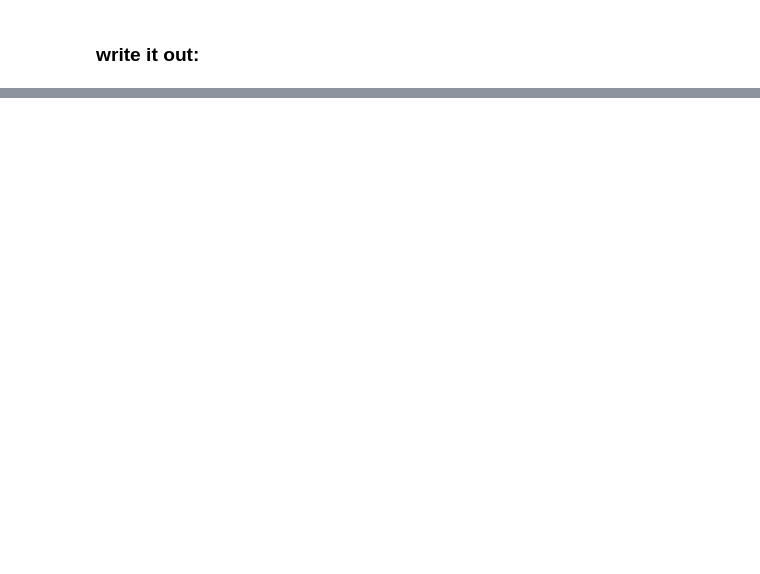
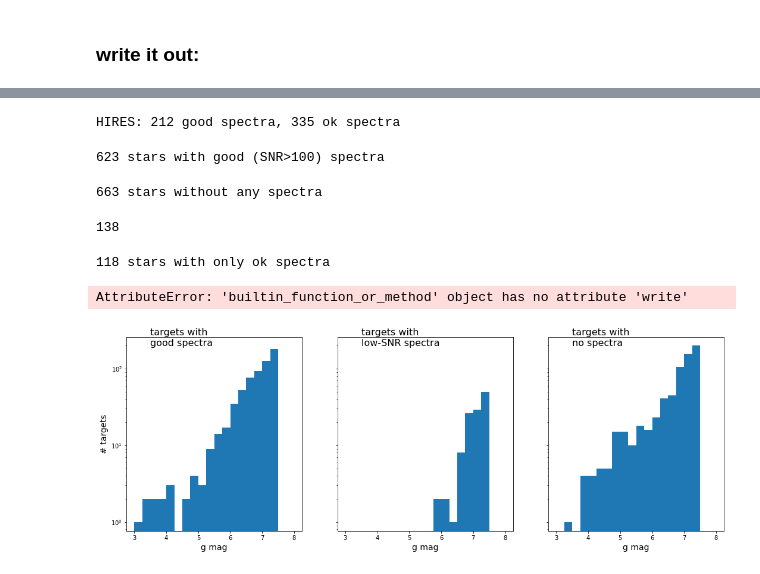
Before and after one commit to megbedell/gr8stars, a Jupyter notebook: data_munging.ipynb, the cells around one changed output, grey strips where cells are left out. Cells and saved outputs as stored; diff of their text form; code cells hidden in the pictures; blank space fills up the shorter version.

```diff
--- a/data_munging.ipynb
+++ b/data_munging.ipynb
@@ -329,0 +584,31 @@ ascii.write(table, 'Gr8stars_GaiaeDR3_formatted.csv', delimiter=',', formats={'s
+# %%
+good_hires = (table['spectrum_hires_snr'] > 100)  & mag_cut
+ok_hires = (table['spectrum_hires_snr'] > 0) & (table['spectrum_hires'] == 'true') & mag_cut
+print('HIRES: {0} good spectra, {1} ok spectra'.format(np.sum(good_hires), np.sum(ok_hires)))
+# %% [output]
+HIRES: 212 good spectra, 335 ok spectra
+# %%
+good_spectra_table = table[good_harps | good_sophie]# | good_hires]
+print('{0} stars with good (SNR>100) spectra'.format(len(good_spectra_table)))
+# %% [output]
+623 stars with good (SNR>100) spectra
+# %%
+no_spectra = (table['spectrum_harps'] != "true") & (table['spectrum_sophie'] != "true") & mag_cut # (table['spectrum_hires'] != "true") & mag_cut
+no_spectra_table = table[no_spectra]
+print('{0} stars without any spectra'.format(len(no_spectra_table)))
+# %% [output]
+663 stars without any spectra
+# %%
+1237 - 1099
+# %% [output]
+138
+# %%
+ok_spectra_table = table[~no_spectra & ~good_harps & ~good_sophie & ~good_hires & mag_cut]
+print('{0} stars with only ok spectra'.format(len(ok_spectra_table)))
+# %% [output]
+118 stars with only ok spectra
+# %%
+ascii.write(good_spectra_table, 'targets_with_spectra.csv', delimiter=',', formats={'spectrum_hires_snr':'%.1f'},
+           comment=False, overwrite=True)
+# %% [output]
+AttributeError: 'builtin_function_or_method' object has no attribute 'write'
@@ -329,0 +622,17 @@ ascii.write(table, 'Gr8stars_GaiaeDR3_formatted.csv', delimiter=',', formats={'s
+# %%
+fig, (ax1,ax2,ax3) = plt.subplots(1,3,figsize=(18,6), sharey=True, sharex=True)
+bins = np.arange(3,8.25,0.25)
+ax1.hist(good_spectra_table['gmag'], bins=bins)
+ax1.text(3.5, 200, 'targets with\ngood spectra', fontsize=16)
+ax1.set_yscale('log')
+ax1.set_ylabel('# targets', fontsize=14)
+ax1.set_xlabel('g mag', fontsize=14)
+ax2.hist(ok_spectra_table['gmag'], bins=bins)
+ax2.text(3.5, 200, 'targets with\nlow-SNR spectra', fontsize=16)
+ax2.set_xlabel('g mag', fontsize=14)
+ax3.hist(no_spectra_table['gmag'], bins=bins)
+ax3.text(3.5, 200, 'targets with\nno spectra', fontsize=16)
+ax3.set_xlabel('g mag', fontsize=14)
+fig.subplots_adjust();
+# %% [output]
+[figure, added]
```
Also changed, not shown: parts of 75 cells of this notebook, 1 other file.
